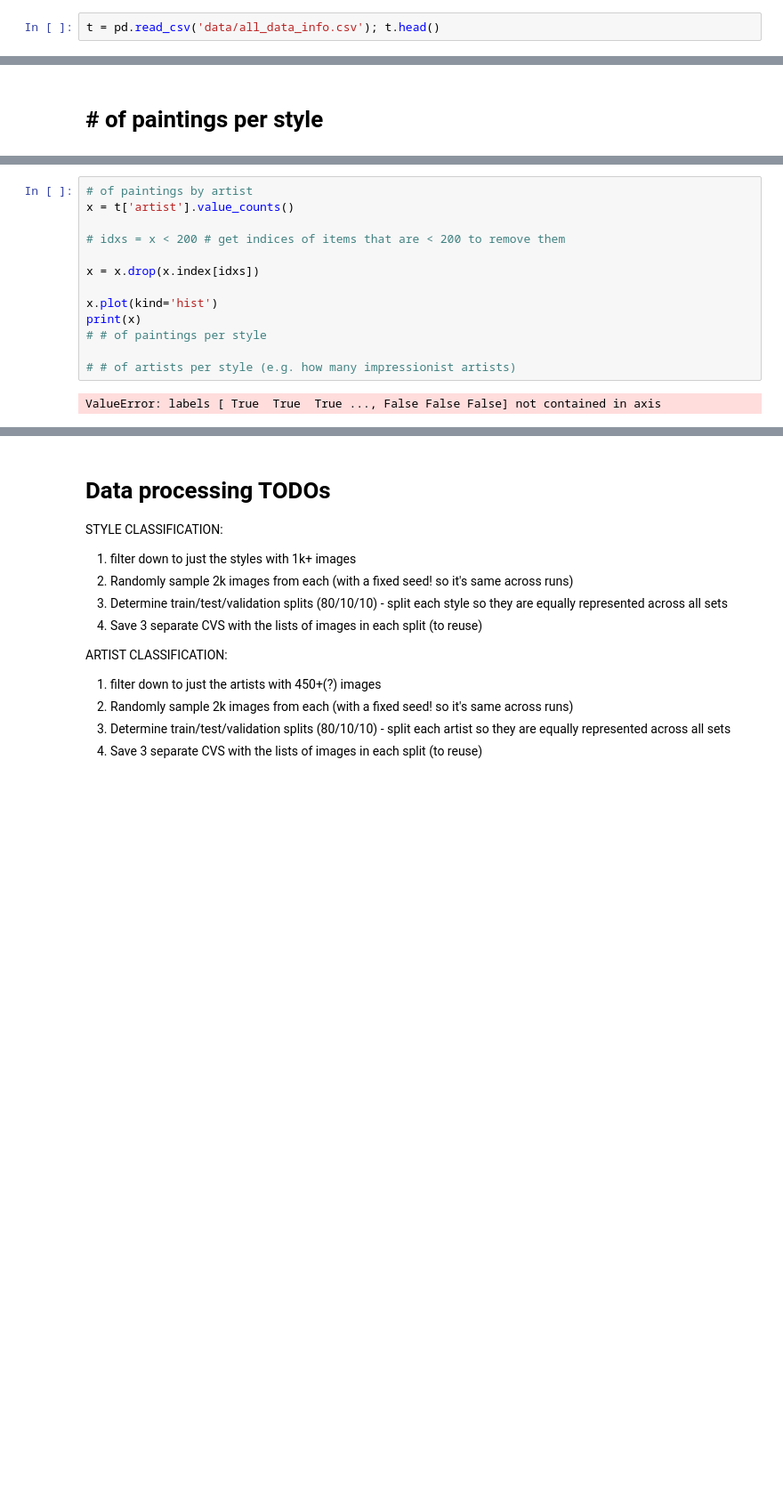
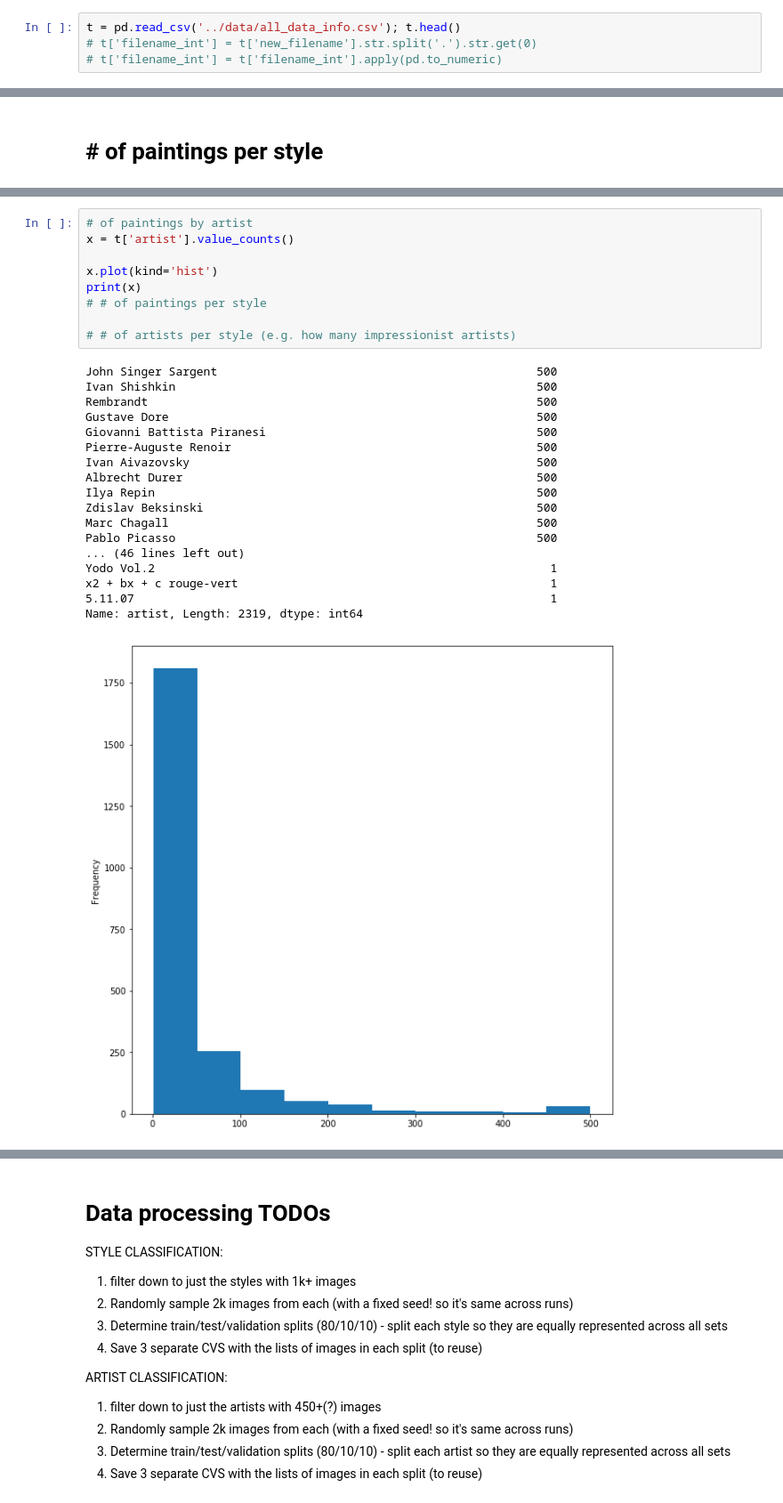
Before and after one commit to Genoc/cs231n-final, a Jupyter notebook: DataSetOverview.ipynb, the cells around one changed output, grey strips where cells are left out. Shown at 89% size. Cells and saved outputs as stored; diff of their text form; blank space fills up the shorter version.

```diff
--- a/DataSetOverview.ipynb
+++ b/DataSetOverview.ipynb
@@ -27,7 +27,9 @@ for l in train_files[:100]:
 # %% [markdown]
 # Dataset overview
 # %%
-t = pd.read_csv('data/all_data_info.csv'); t.head()
+t = pd.read_csv('../data/all_data_info.csv'); t.head()
+# t['filename_int'] = t['new_filename'].str.split('.').str.get(0)
+# t['filename_int'] = t['filename_int'].apply(pd.to_numeric)
 # %% [output]
 |  | artist | date | genre | pixelsx | pixelsy | size_bytes | source | style | title | artist_group | ... |
 | 0 | Barnett Newman | 1955.0 | abstract | 15530.0 | 6911.0 | 9201912.0 | wikiart | Color Field Painting | Uriel | train_only | ... |
@@ -75,15 +76,28 @@ Name: style, Length: 136, dtype: int64
 # %%
 # of paintings by artist
 x = t['artist'].value_counts()
-
-# idxs = x < 200 # get indices of items that are < 200 to remove them
-
-x = x.drop(x.index[idxs])
 
 x.plot(kind='hist')
 print(x)
 # # of paintings per style
 
 # # of artists per style (e.g. how many impressionist artists)
 # %% [output]
-ValueError: labels [ True  True  True ..., False False False] not contained in axis
+John Singer Sargent                                              500
+Ivan Shishkin                                                    500
+Rembrandt                                                        500
+Gustave Dore                                                     500
+Giovanni Battista Piranesi                                       500
+Pierre-Auguste Renoir                                            500
+Ivan Aivazovsky                                                  500
+Albrecht Durer                                                   500
+Ilya Repin                                                       500
+Zdislav Beksinski                                                500
+Marc Chagall                                                     500
+Pablo Picasso                                                    500
+... (46 lines left out)
+Yodo Vol.2                                                         1
+x2 + bx + c rouge-vert                                             1
+5.11.07                                                            1
+Name: artist, Length: 2319, dtype: int64
+[figure, added]
```
Also changed, not shown: parts of 5 cells of this notebook, 4 other files.
